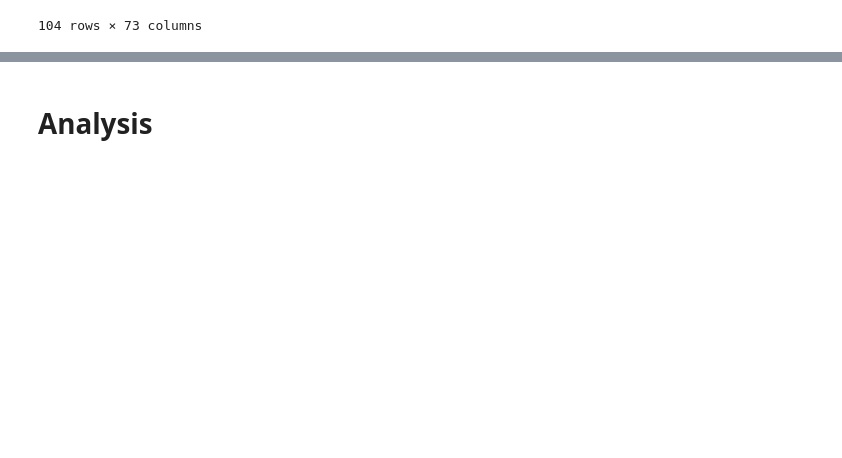
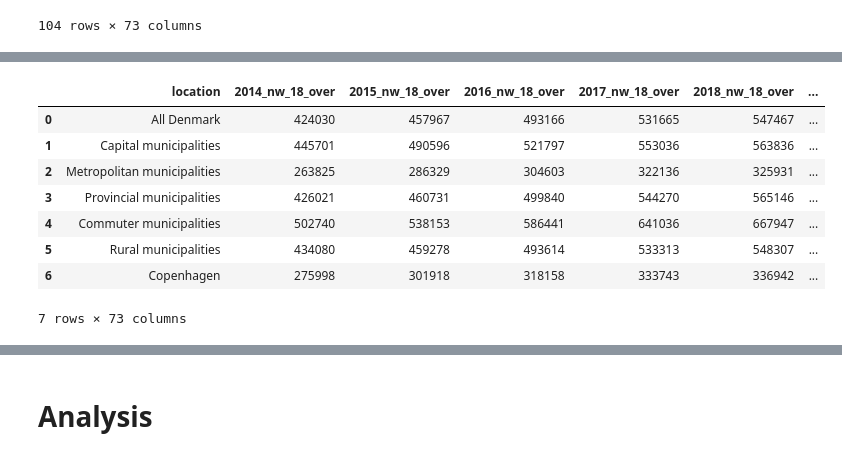
Before and after one commit to NumEconCopenhagen/projects-2024-petra-maritza-noah, a Jupyter notebook: dataproject/Petra.ipynb, the cells around one changed output, grey strips where cells are left out. Cells and saved outputs as stored; diff of their text form; code cells hidden in the pictures; blank space fills up the shorter version.

Commit message:
dataset nw final

```diff
--- a/dataproject/Petra.ipynb
+++ b/dataproject/Petra.ipynb
@@ -217,0 +252,15 @@ for dataset in datasets:
+# %%
+merged_nw_final = merged_nw.iloc[:7]
+
+# Display the sliced dataset
+merged_nw_final
+# %% [output]
+|  | location | 2014_nw_18_over | 2015_nw_18_over | 2016_nw_18_over | 2017_nw_18_over | 2018_nw_18_over | ... |
+| 0 | All Denmark | 424030 | 457967 | 493166 | 531665 | 547467 | ... |
+| 1 | Capital municipalities | 445701 | 490596 | 521797 | 553036 | 563836 | ... |
+| 2 | Metropolitan municipalities | 263825 | 286329 | 304603 | 322136 | 325931 | ... |
+| 3 | Provincial municipalities | 426021 | 460731 | 499840 | 544270 | 565146 | ... |
+| 4 | Commuter municipalities | 502740 | 538153 | 586441 | 641036 | 667947 | ... |
+| 5 | Rural municipalities | 434080 | 459278 | 493614 | 533313 | 548307 | ... |
+| 6 | Copenhagen | 275998 | 301918 | 318158 | 333743 | 336942 | ... |
+7 rows × 73 columns
```
Also changed, not shown: parts of 5 cells of this notebook.
